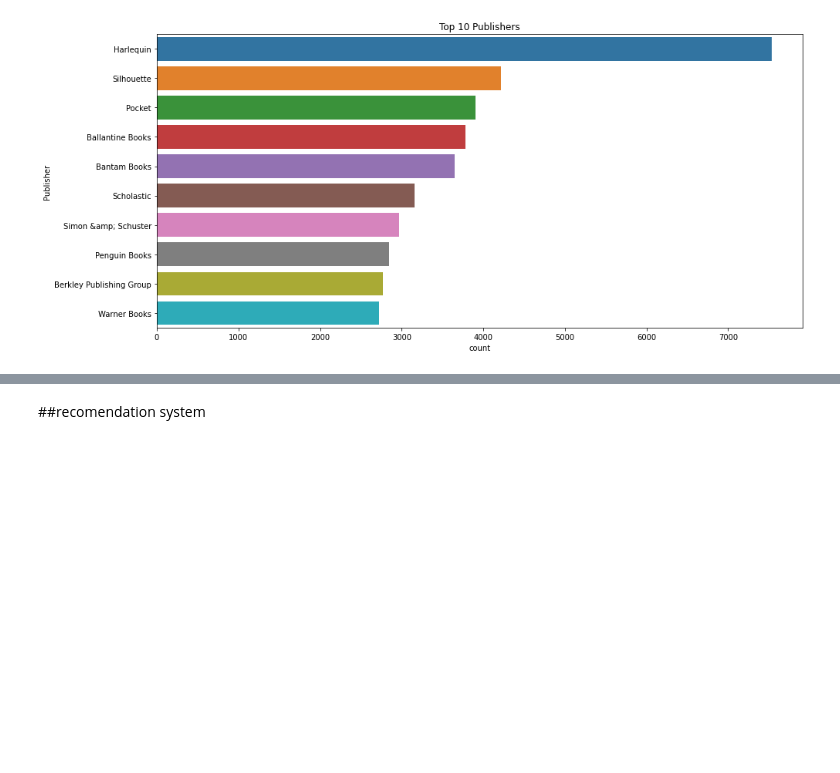
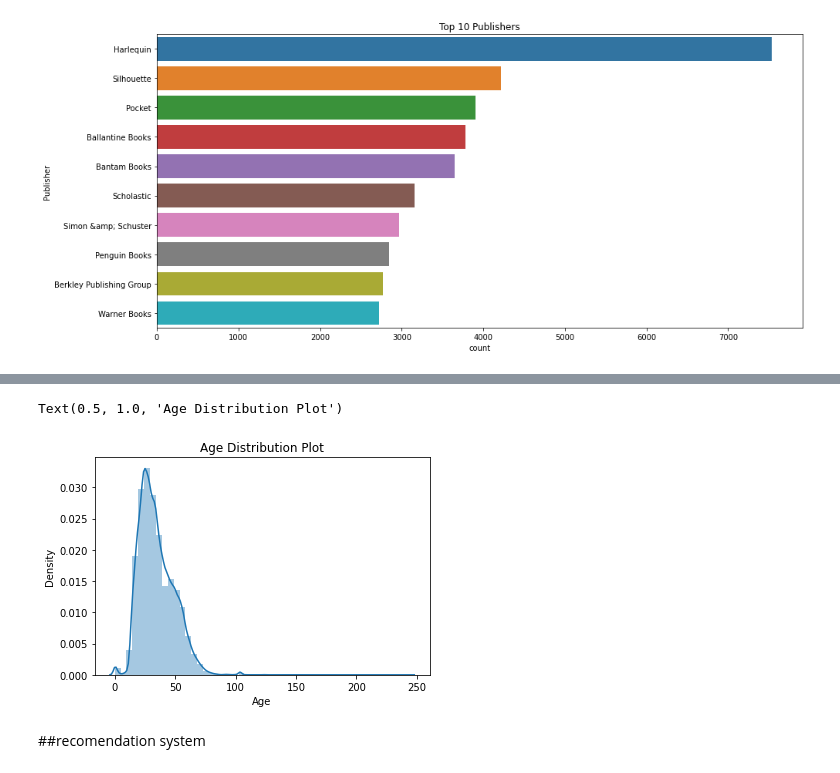
Before and after one commit to Tarungeed/Book_recommendation_system, a Jupyter notebook: Book_recommendation_system.ipynb, the cells around one changed output, grey strips where cells are left out. Cells and saved outputs as stored; diff of their text form; code cells hidden in the pictures; blank space fills up the shorter version.

```diff
--- a/Book_recommendation_system.ipynb
+++ b/Book_recommendation_system.ipynb
@@ -124,0 +160,3 @@ Let's find our unique value in Location column
+# %%
+for i in users:
+    users['Country']=users.Location.str.extract(r'\,+\s?(\w*\s?\w*)\"*$')
@@ -124,0 +167,3 @@ Let's find our unique value in Location column
+# %%
+#drop location column
+users.drop('Location',axis=1,inplace=True)
@@ -141,3 +217,9 @@ Text(0.5, 1.0, 'Top 10 Publishers')
+# %%
+sns.distplot(users.Age)
+plt.title('Age Distribution Plot')
+# %% [output]
+Text(0.5, 1.0, 'Age Distribution Plot')
+[figure, added]
 # %% [markdown]
 ##recomendation system
 # %% [markdown]
```
Also changed, not shown: parts of 21 cells of this notebook.
